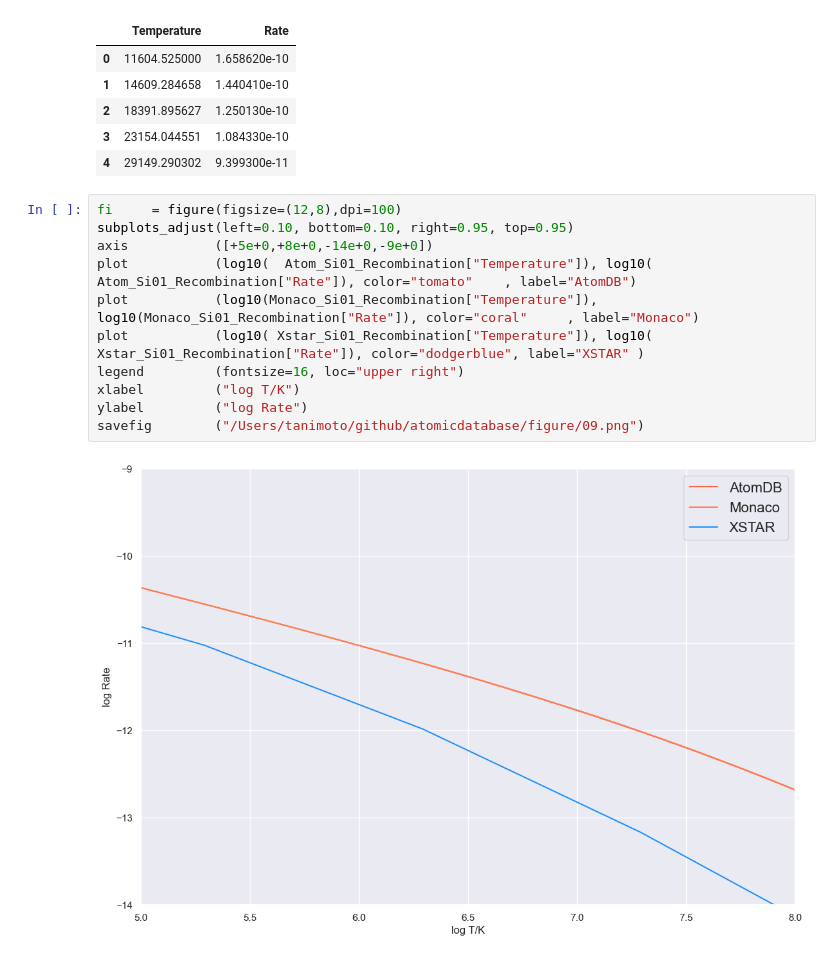
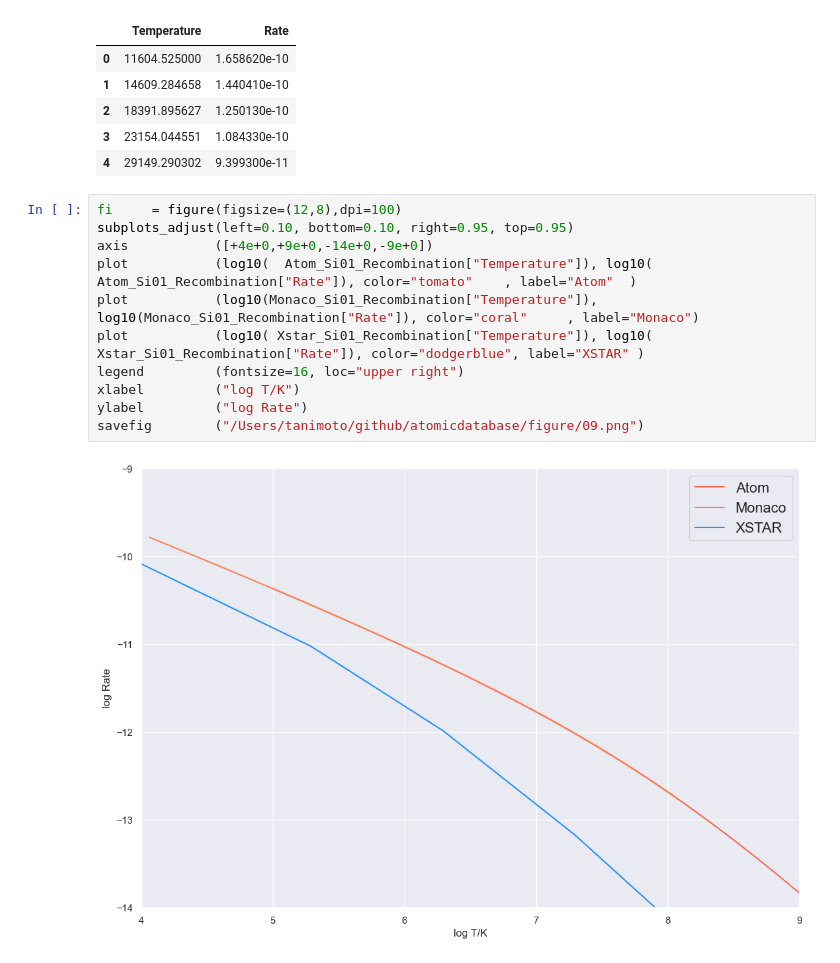
Before and after one commit to AtsushiTanimoto/AtomicDatabase, a Jupyter notebook: code/comparison/comparison.ipynb, the cells around one changed output. Saved outputs shown, nothing was run; the diff lists cells and outputs as text.

```diff
--- a/code/comparison/comparison.ipynb
+++ b/code/comparison/comparison.ipynb
@@ -289,13 +289,13 @@ Monaco_Si01_Recombination.head()
 # %%
 fi     = figure(figsize=(12,8),dpi=100)
 subplots_adjust(left=0.10, bottom=0.10, right=0.95, top=0.95)
-axis           ([+5e+0,+8e+0,-14e+0,-9e+0])
-plot           (log10(  Atom_Si01_Recombination["Temperature"]), log10(  Atom_Si01_Recombination["Rate"]), color="tomato"    , label="AtomDB")
+axis           ([+4e+0,+9e+0,-14e+0,-9e+0])
+plot           (log10(  Atom_Si01_Recombination["Temperature"]), log10(  Atom_Si01_Recombination["Rate"]), color="tomato"    , label="Atom"  )
 plot           (log10(Monaco_Si01_Recombination["Temperature"]), log10(Monaco_Si01_Recombination["Rate"]), color="coral"     , label="Monaco")
 plot           (log10( Xstar_Si01_Recombination["Temperature"]), log10( Xstar_Si01_Recombination["Rate"]), color="dodgerblue", label="XSTAR" )
 legend         (fontsize=16, loc="upper right")
 xlabel         ("log T/K")
 ylabel         ("log Rate")
 savefig        ("/Users/tanimoto/github/atomicdatabase/figure/09.png")
 # %% [output]
-[figure, old version]
+[figure, new version]
```
Also changed, not shown: 1 other file.
